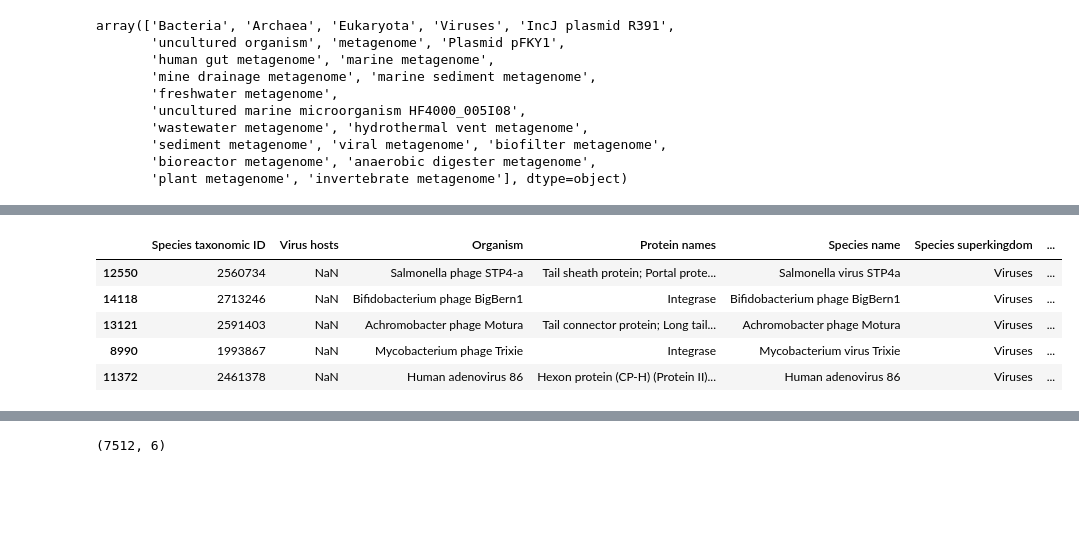
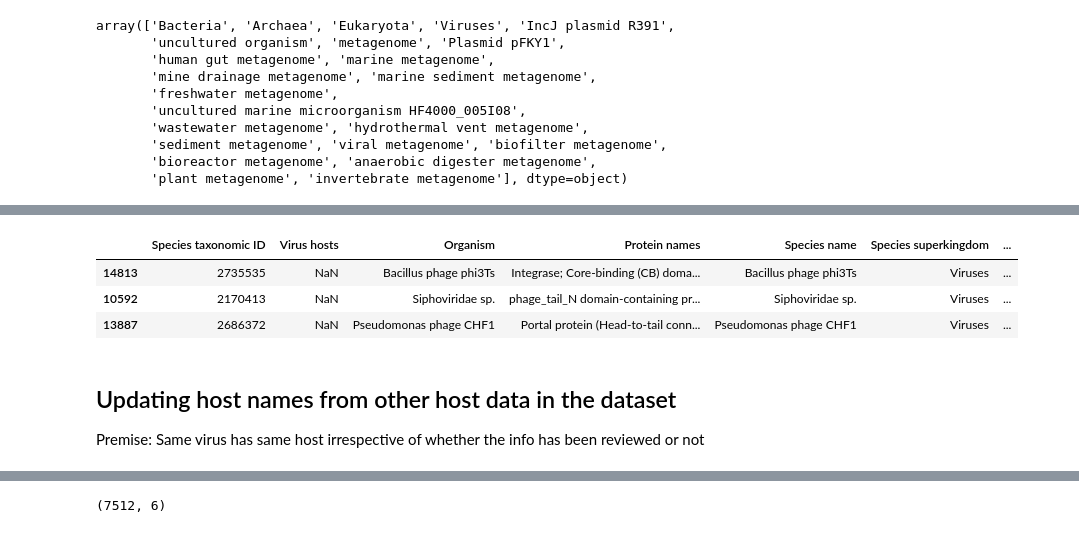
Before and after one commit to Rudolph-afk/Zoon0PredV, a Jupyter notebook: notebooks/Zoonosis_data_cleaning.ipynb, the cells around one changed output, grey strips where cells are left out. Saved outputs shown, nothing was run; the diff lists cells and outputs as text; code cells hidden in the pictures; blank space fills up the shorter version.

```diff
--- a/notebooks/Zoonosis_data_cleaning.ipynb
+++ b/notebooks/Zoonosis_data_cleaning.ipynb
@@ -243,11 +279,9 @@ df.drop(['Taxonomic lineage (SPECIES)'], axis=1, inplace=True)
 df['Virus hosts'] = np.where(df['Virus hosts']=='', np.nan, df['Virus hosts'])
 # %%
-df[df['Virus hosts'].isnull()].sample(5)
+df[df['Virus hosts'].isnull()].sample(3)
 # %% [output]
 |  | Species taxonomic ID | Virus hosts | Organism | Protein names | Species name | Species superkingdom | ... |
-| 12550 | 2560734 | NaN | Salmonella phage STP4-a | Tail sheath protein; Portal prote... | Salmonella virus STP4a | Viruses | ... |
-| 14118 | 2713246 | NaN | Bifidobacterium phage BigBern1 | Integrase | Bifidobacterium phage BigBern1 | Viruses | ... |
-| 13121 | 2591403 | NaN | Achromobacter phage Motura | Tail connector protein; Long tail... | Achromobacter phage Motura | Viruses | ... |
-| 8990 | 1993867 | NaN | Mycobacterium phage Trixie | Integrase | Mycobacterium virus Trixie | Viruses | ... |
-| 11372 | 2461378 | NaN | Human adenovirus 86 | Hexon protein (CP-H) (Protein II)... | Human adenovirus 86 | Viruses | ... |
+| 14813 | 2735535 | NaN | Bacillus phage phi3Ts | Integrase; Core-binding (CB) doma... | Bacillus phage phi3Ts | Viruses | ... |
+| 10592 | 2170413 | NaN | Siphoviridae sp. | phage_tail_N domain-containing pr... | Siphoviridae sp. | Viruses | ... |
+| 13887 | 2686372 | NaN | Pseudomonas phage CHF1 | Portal protein (Head-to-tail conn... | Pseudomonas phage CHF1 | Viruses | ... |
 # %%
@@ -255,2 +289,6 @@ df.drop('Organism', axis=1, inplace=True)
+# %% [markdown]
+## Updating host names from other host data in the dataset
+
+Premise: Same virus has same host irrespective of whether the info has been reviewed or not
 # %%
 # List of viruses which do not have assigned hosts in the data
```
Also changed, not shown: parts of 122 cells of this notebook, 2 other files.
